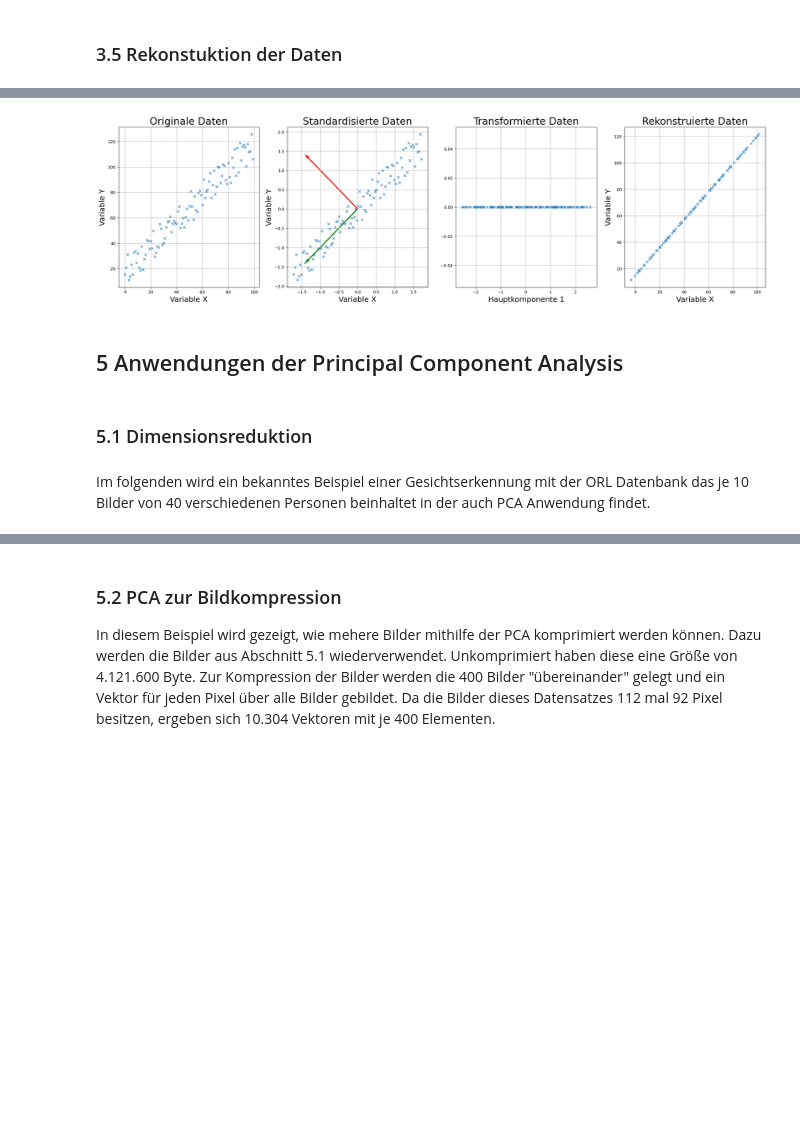
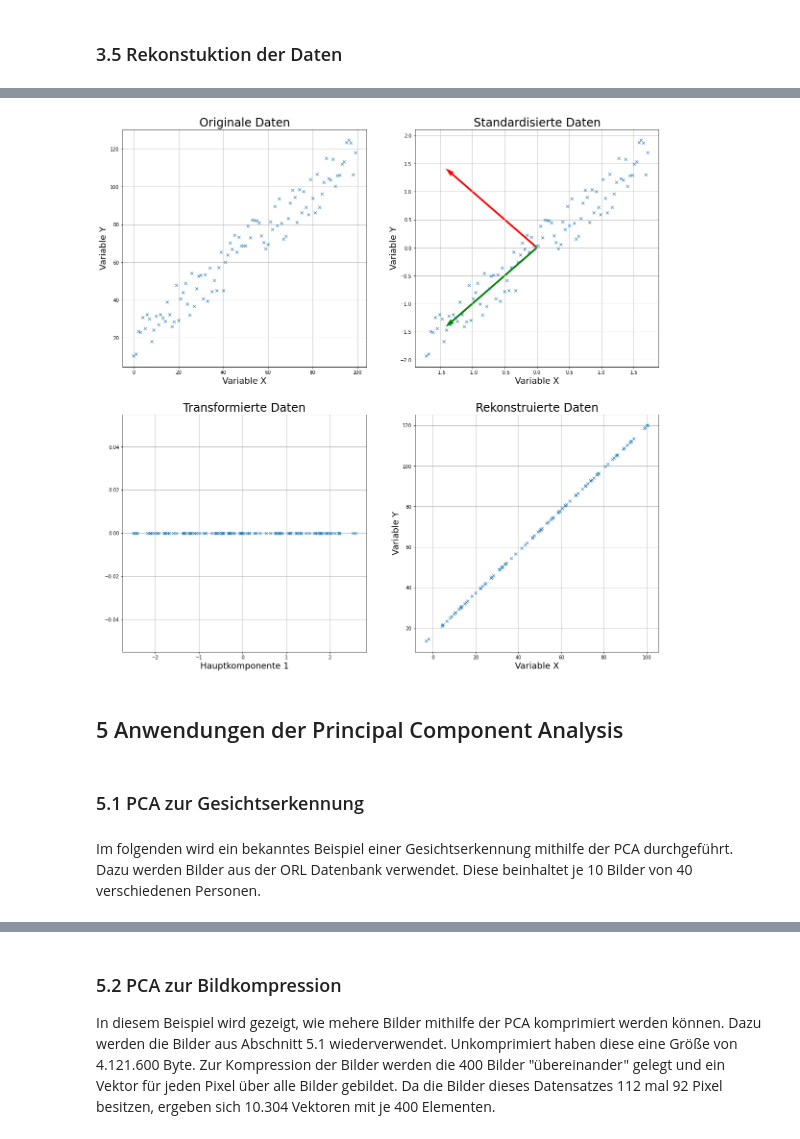
Before and after one commit to MoritzMSP/DHBW_AML, a Jupyter notebook: PCA.ipynb, the cells around one changed output, grey strips where cells are left out. Saved outputs shown, nothing was run; the diff lists cells and outputs as text; code cells hidden in the pictures; blank space fills up the shorter version.

```diff
--- a/PCA.ipynb
+++ b/PCA.ipynb
@@ -179,38 +168,38 @@ plt.show()
 # %%
 #Vergleichsplot
-fig, axes = plt.subplots(1,4,sharex=False,sharey=False,figsize=(28,7))
-axes[0].plot(x, y, 'x')
-axes[0].set_title("Originale Daten", fontsize = 24.0)
-axes[0].set_xlabel('Variable X', fontsize = 18.0)
-axes[0].set_ylabel('Variable Y', fontsize = 18.0)
-axes[0].grid()
-axes[1].plot(x_std, y_std, 'x')
-axes[1].quiver(0, 0, eigenvectors[0][1], eigenvectors[0][0], color='g', scale=0.5, angles = 'xy', scale_units = 'xy')
-axes[1].quiver(0, 0, eigenvectors[1][1], eigenvectors[1][0], color='r', scale=0.5, angles = 'xy', scale_units = 'xy')
-axes[1].set_title("Standardisierte Daten", fontsize = 24.0)
-axes[1].set_xlabel('Variable X', fontsize = 18.0)
-axes[1].set_ylabel('Variable Y', fontsize = 18.0)
-axes[1].grid()
-axes[2].plot(tData, np.zeros(n), 'x')
-axes[2].set_title("Transformierte Daten", fontsize = 24.0)
-axes[2].set_xlabel('Hauptkomponente 1', fontsize = 18.0)
-axes[2].grid()
-axes[3].plot(srData[:,0], srData[:,1], 'x')
-axes[3].set_title("Rekonstruierte Daten", fontsize = 24.0)
-axes[3].set_xlabel('Variable X', fontsize = 18.0)
-axes[3].set_ylabel('Variable Y', fontsize = 18.0)
-axes[3].grid()
+fig, axes = plt.subplots(2,2,sharex=False,sharey=False,figsize=(20,20))
+axes[0,0].plot(x, y, 'x')
+axes[0,0].set_title("Originale Daten", fontsize = 24.0)
+axes[0,0].set_xlabel('Variable X', fontsize = 18.0)
+axes[0,0].set_ylabel('Variable Y', fontsize = 18.0)
+axes[0,0].grid()
+axes[0,1].plot(x_std, y_std, 'x')
+axes[0,1].quiver(0, 0, eigenvectors[0][1], eigenvectors[0][0], color='g', scale=0.5, angles = 'xy', scale_units = 'xy')
+axes[0,1].quiver(0, 0, eigenvectors[1][1], eigenvectors[1][0], color='r', scale=0.5, angles = 'xy', scale_units = 'xy')
+axes[0,1].set_title("Standardisierte Daten", fontsize = 24.0)
+axes[0,1].set_xlabel('Variable X', fontsize = 18.0)
+axes[0,1].set_ylabel('Variable Y', fontsize = 18.0)
+axes[0,1].grid()
+axes[1,0].plot(tData, np.zeros(n), 'x')
+axes[1,0].set_title("Transformierte Daten", fontsize = 24.0)
+axes[1,0].set_xlabel('Hauptkomponente 1', fontsize = 18.0)
+axes[1,0].grid()
+axes[1,1].plot(srData[:,0], srData[:,1], 'x')
+axes[1,1].set_title("Rekonstruierte Daten", fontsize = 24.0)
+axes[1,1].set_xlabel('Variable X', fontsize = 18.0)
+axes[1,1].set_ylabel('Variable Y', fontsize = 18.0)
+axes[1,1].grid()
 
 plt.savefig('Figures/PCADurchfuehrung.pdf')
 plt.show()
 # %% [output]
-[figure, old version]
+[figure, new version]
 # %% [markdown]
 ## 5 Anwendungen der Principal Component Analysis
 # %% [markdown]
-### 5.1 Dimensionsreduktion
+### 5.1 PCA zur Gesichtserkennung
 # %% [markdown]
-Im folgenden wird ein bekanntes Beispiel einer Gesichtserkennung mit der ORL Datenbank das je 10 Bilder von 40 verschiedenen Personen beinhaltet in der auch PCA Anwendung findet.
+Im folgenden wird ein bekanntes Beispiel einer Gesichtserkennung mithilfe der PCA durchgeführt. Dazu werden  Bilder aus der ORL Datenbank verwendet. Diese beinhaltet je 10 Bilder von 40 verschiedenen Personen.
 # %%
 dataPath = os.path.join(workingDirPath,"Data","Dimensionsreduktion","archive1.zip")
 
```
Also changed, not shown: parts of 19 cells of this notebook, 3 other files.
